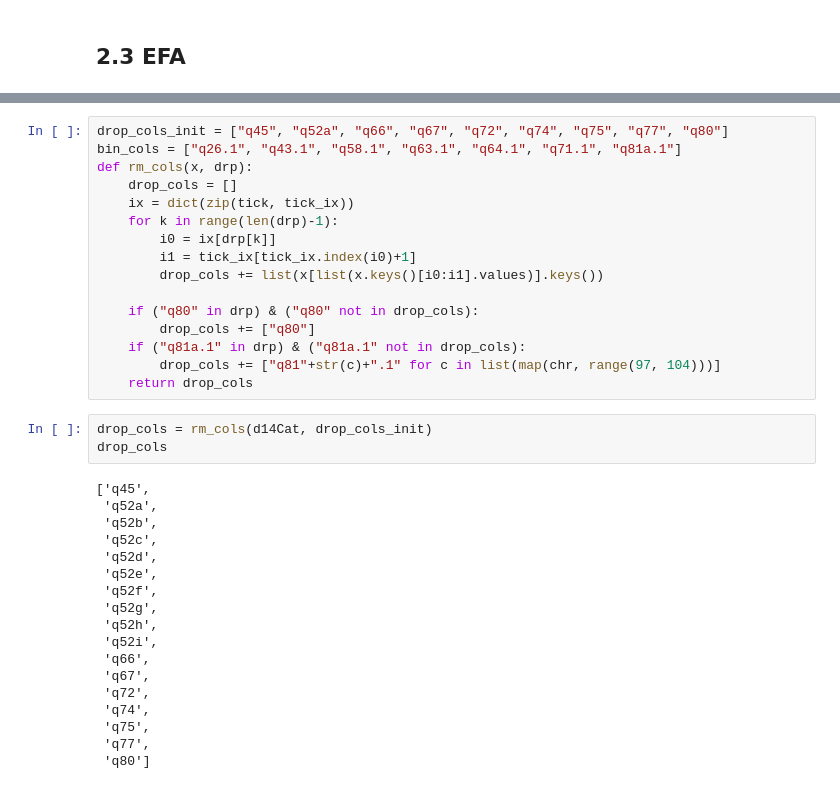
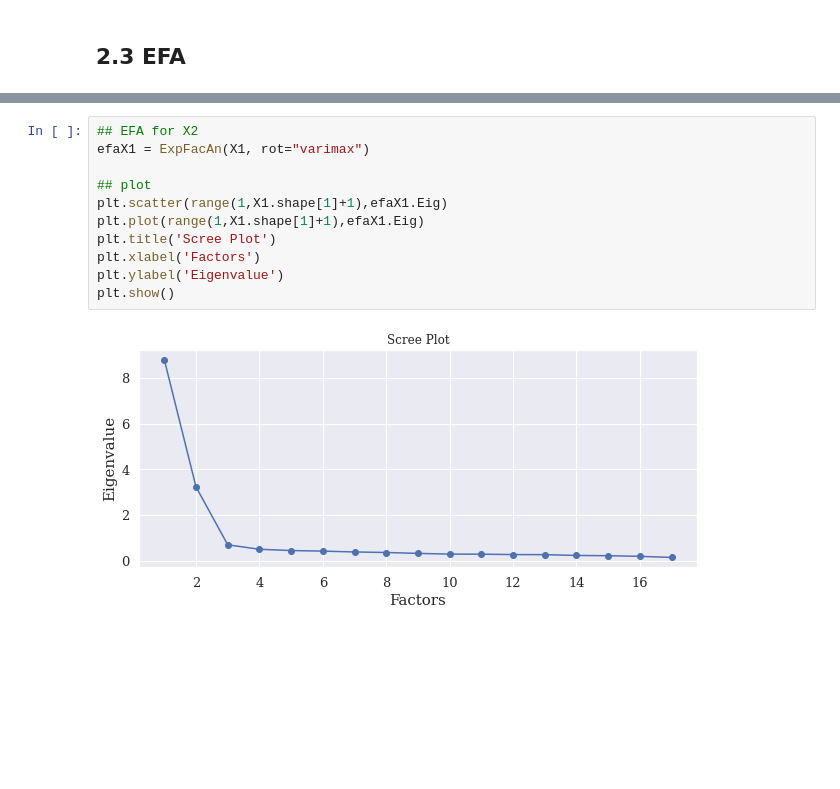
Before and after one commit to Igodlab/Australian-Public-Service-APS, a Jupyter notebook: dana30-project.ipynb, the cells around one changed output, grey strips where cells are left out. Cells and saved outputs as stored; diff of their text form; blank space fills up the shorter version.

```diff
--- a/dana30-project.ipynb
+++ b/dana30-project.ipynb
@@ -376,37 +396,13 @@ memory usage: 170.6+ MB
-# %%
-drop_cols_init = ["q45", "q52a", "q66", "q67", "q72", "q74", "q75", "q77", "q80"]
-bin_cols = ["q26.1", "q43.1", "q58.1", "q63.1", "q64.1", "q71.1", "q81a.1"]
-def rm_cols(x, drp):
-    drop_cols = []
-    ix = dict(zip(tick, tick_ix))
-    for k in range(len(drp)-1):
-        i0 = ix[drp[k]]
-        i1 = tick_ix[tick_ix.index(i0)+1]
-        drop_cols += list(x[list(x.keys()[i0:i1].values)].keys())
-
-    if ("q80" in drp) & ("q80" not in drop_cols):
-        drop_cols += ["q80"]
-    if ("q81a.1" in drp) & ("q81a.1" not in drop_cols):
-        drop_cols += ["q81"+str(c)+".1" for c in list(map(chr, range(97, 104)))]
-    return drop_cols
-# %%
-drop_cols = rm_cols(d14Cat, drop_cols_init)
-drop_cols
-# %% [output]
-['q45',
- 'q52a',
- 'q52b',
- 'q52c',
- 'q52d',
- 'q52e',
- 'q52f',
- 'q52g',
- 'q52h',
- 'q52i',
- 'q66',
- 'q67',
- 'q72',
- 'q74',
- 'q75',
- 'q77',
- 'q80']
+# %%
+## EFA for X2
+efaX1 = ExpFacAn(X1, rot="varimax")
+
+## plot
+plt.scatter(range(1,X1.shape[1]+1),efaX1.Eig)
+plt.plot(range(1,X1.shape[1]+1),efaX1.Eig)
+plt.title('Scree Plot')
+plt.xlabel('Factors')
+plt.ylabel('Eigenvalue')
+plt.show()
+# %% [output]
+[figure, added]
```
Also changed, not shown: parts of 20 cells of this notebook.
